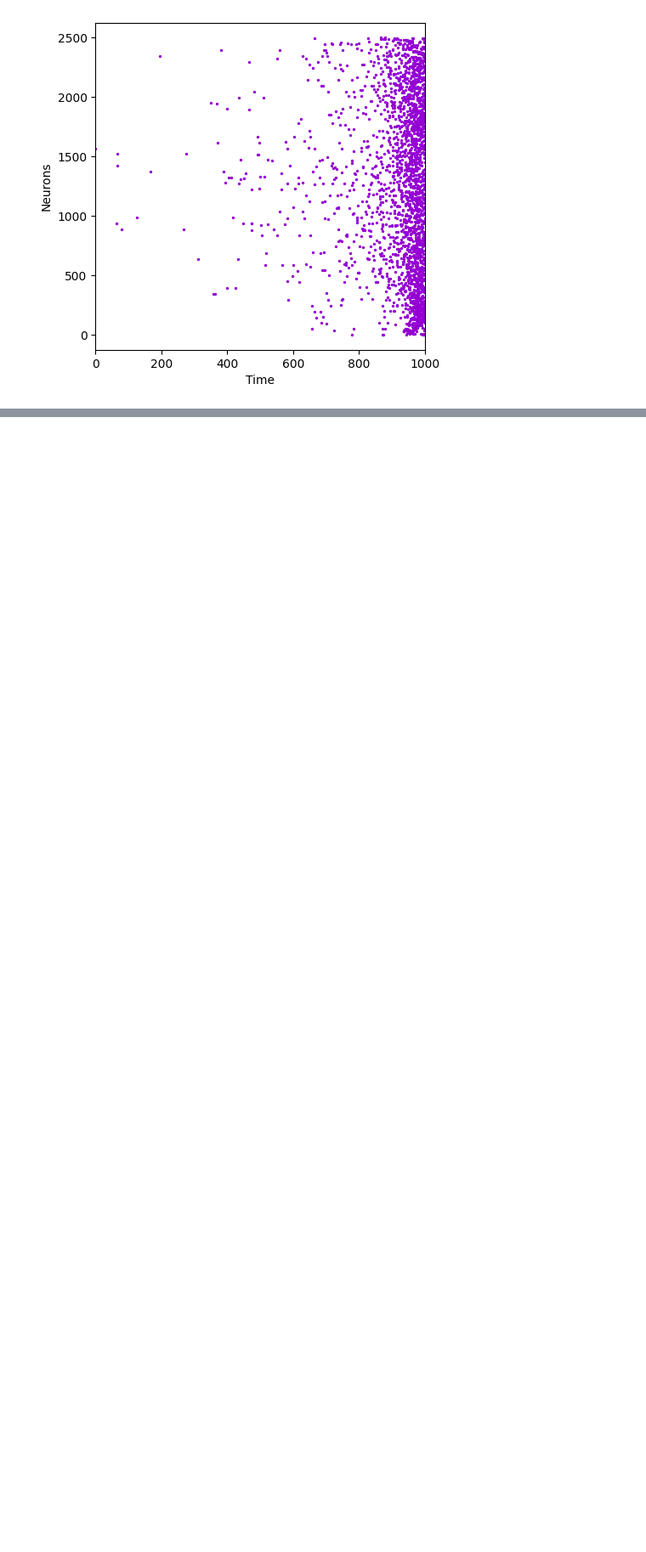
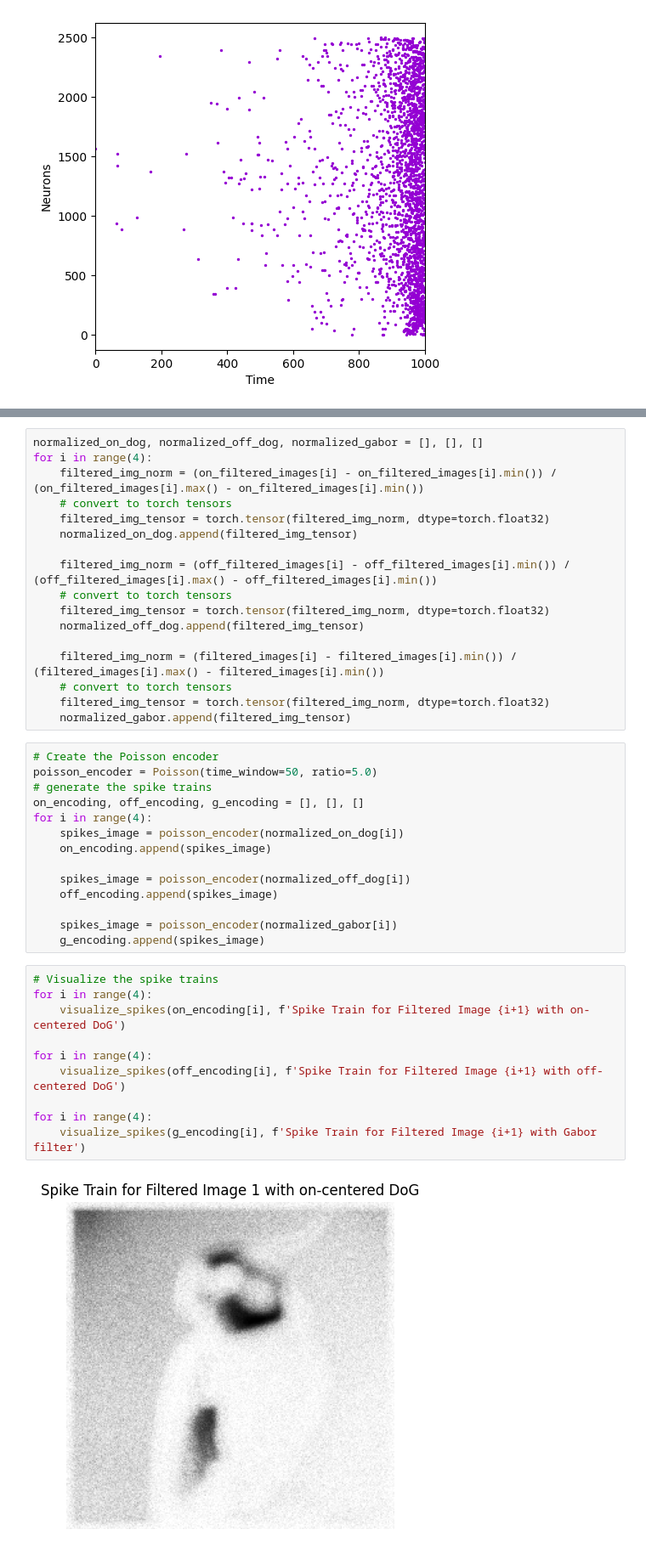
Before and after one commit to nrgsghanei2001/ComputationalNeuroScience, a Jupyter notebook: Image_Processing_In_V1_Area/main.ipynb, the cells around one changed output, grey strips where cells are left out. Shown at 85% size. Saved outputs shown, nothing was run; the diff lists cells and outputs as text; blank space fills up the shorter version.

Commit message:
Poisson encoding of filtered images

```diff
--- a/Image_Processing_In_V1_Area/main.ipynb
+++ b/Image_Processing_In_V1_Area/main.ipynb
@@ -170,0 +182,43 @@ for pl in ttfs_gabor:
+# %%
+normalized_on_dog, normalized_off_dog, normalized_gabor = [], [], []
+for i in range(4):
+    filtered_img_norm = (on_filtered_images[i] - on_filtered_images[i].min()) / (on_filtered_images[i].max() - on_filtered_images[i].min())
+    # convert to torch tensors
+    filtered_img_tensor = torch.tensor(filtered_img_norm, dtype=torch.float32)
+    normalized_on_dog.append(filtered_img_tensor)
+
+    filtered_img_norm = (off_filtered_images[i] - off_filtered_images[i].min()) / (off_filtered_images[i].max() - off_filtered_images[i].min())
+    # convert to torch tensors
+    filtered_img_tensor = torch.tensor(filtered_img_norm, dtype=torch.float32)
+    normalized_off_dog.append(filtered_img_tensor)
+
+    filtered_img_norm = (filtered_images[i] - filtered_images[i].min()) / (filtered_images[i].max() - filtered_images[i].min())
+    # convert to torch tensors
+    filtered_img_tensor = torch.tensor(filtered_img_norm, dtype=torch.float32)
+    normalized_gabor.append(filtered_img_tensor)
+# %%
+# Create the Poisson encoder
+poisson_encoder = Poisson(time_window=50, ratio=5.0)
+# generate the spike trains
+on_encoding, off_encoding, g_encoding = [], [], []
+for i in range(4):
+    spikes_image = poisson_encoder(normalized_on_dog[i])
+    on_encoding.append(spikes_image)
+
+    spikes_image = poisson_encoder(normalized_off_dog[i])
+    off_encoding.append(spikes_image)
+
+    spikes_image = poisson_encoder(normalized_gabor[i])
+    g_encoding.append(spikes_image)
+# %%
+# Visualize the spike trains
+for i in range(4):
+    visualize_spikes(on_encoding[i], f'Spike Train for Filtered Image {i+1} with on-centered DoG')
+
+for i in range(4):
+    visualize_spikes(off_encoding[i], f'Spike Train for Filtered Image {i+1} with off-centered DoG')
+
+for i in range(4):
+    visualize_spikes(g_encoding[i], f'Spike Train for Filtered Image {i+1} with Gabor filter')
+# %% [output]
+[figure, added]
```
Also changed, not shown: parts of 5 cells of this notebook, 5 other files.
